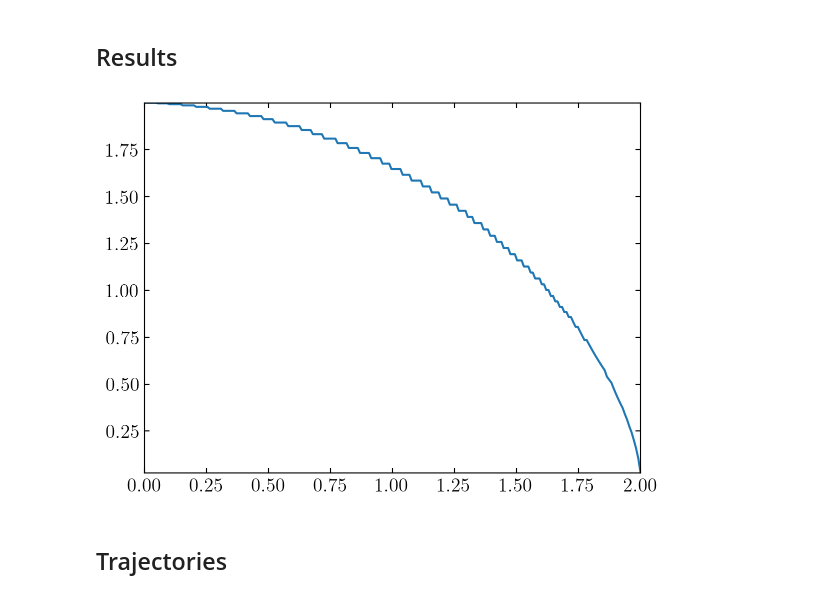
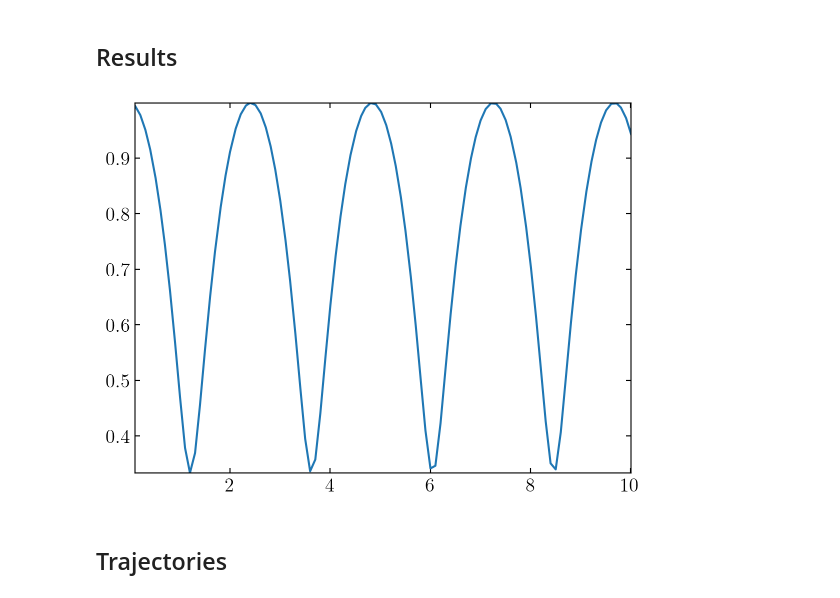
Before and after one commit to smucedola/galaxies-dynamics_2023, a Jupyter notebook: nbody_sh1/2body.ipynb, the cells around one changed output. Drawn from its saved outputs; the diff is of its cells as text; code cells hidden in the pictures.

```diff
--- a/nbody_sh1/2body.ipynb
+++ b/nbody_sh1/2body.ipynb
@@ -66,11 +68,11 @@ setup_text_plots(fontsize=14, usetex=True)
 # %%
 # plotting the distance
 def dist(x1, y1, z1, x2, y2, z2):
     return np.sqrt((x1 - x2)**2 + (y1 - y2)**2 + (z1 - z2)**2)
 
-plt.plot(np.linspace(0,2, len(m_1['x'])), dist(m_1['x'], m_1['y'], m_1['z'], m_2['x'], m_2['y'], m_2['z']));
+plt.plot(t, dist(m_1['x'], m_1['y'], m_1['z'], m_2['x'], m_2['y'], m_2['z']));
 # %% [output]
-[figure, old version]
+[figure, new version]
 # %% [markdown]
 ## Trajectories
 # %%
```
Also changed, not shown: parts of 7 cells of this notebook, 4 other files.
